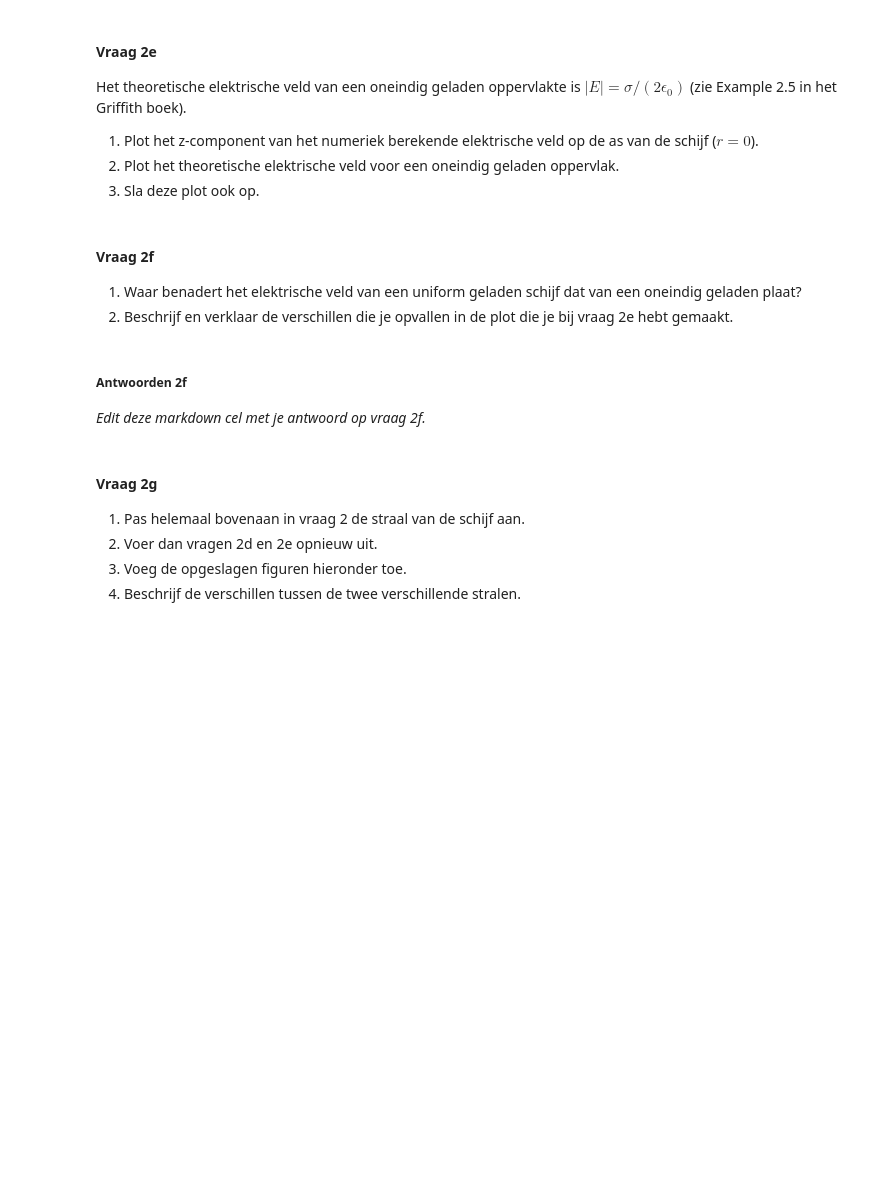
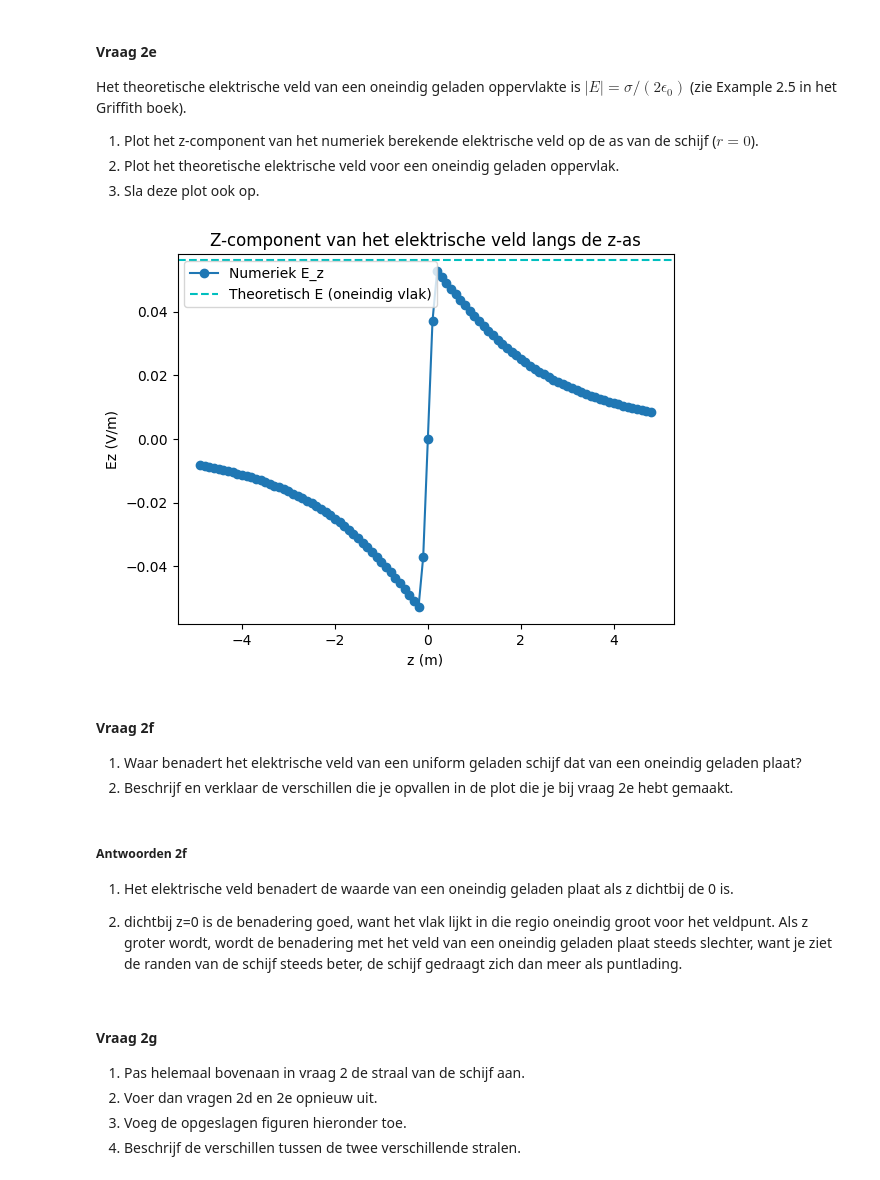
Before and after one commit to Caaldering/opdrachten-DEF-D_CA, a Jupyter notebook: DigitaleOntwerpopdrachten/1CondensatorOpdracht/CondensatorOntwerpopdracht.ipynb, the cells around one changed output. Saved outputs shown, nothing was run; the diff lists cells and outputs as text; code cells hidden in the pictures; blank space fills up the shorter version.

```diff
--- a/DigitaleOntwerpopdrachten/1CondensatorOpdracht/CondensatorOntwerpopdracht.ipynb
+++ b/DigitaleOntwerpopdrachten/1CondensatorOpdracht/CondensatorOntwerpopdracht.ipynb
@@ -245,9 +272,22 @@ Het theoretische elektrische veld van een oneindig geladen oppervlakte is $|E| =
 2. Plot het theoretische elektrische veld voor een oneindig geladen oppervlak.
 3. Sla deze plot ook op.
 # %%
-###
-###Hier jouw code###
-###
+# de index met r=0 is uit de r_for_E gehaald omdat daar geen afgeleide gedefineerd is. neem dus het eerste punt van r (dichtst bij de 0)
+idx_r_zero = 0
+E_z_as = Ez[:, idx_r_zero] #E_z voor r=0
+E_theorie = sigma / (2 * epsilon0) #theoretisch voor oneindig geladen opp
+
+plt.figure()
+plt.title("Z-component van het elektrische veld langs de z-as")
+plt.plot(z_for_E, E_z_as, "o-", label="Numeriek E_z")  # gebruik z_for_E
+plt.axhline(E_theorie, color="c", linestyle="--", label="Theoretisch E (oneindig vlak)")
+plt.xlabel("z (m)")
+plt.ylabel("Ez (V/m)")
+plt.legend()
+plt.savefig("figures/Ez_langs_z_as.png", dpi=300)
+plt.show()
+# %% [output]
+[figure, added]
 # %% [markdown]
 #### Vraag 2f
 1. Waar benadert het elektrische veld van een uniform geladen schijf dat van een oneindig geladen plaat?
@@ -255,7 +295,9 @@ Het theoretische elektrische veld van een oneindig geladen oppervlakte is $|E| =
 # %% [markdown]
 ##### Antwoorden 2f
 
-*Edit deze markdown cel met je antwoord op vraag 2f.*
+1. Het elektrische veld benadert de waarde van een oneindig geladen plaat als z dichtbij de 0 is.
+
+2. dichtbij z=0 is de benadering goed, want het vlak lijkt in die regio oneindig groot voor het veldpunt. Als z groter wordt, wordt de benadering met het veld van een oneindig geladen plaat steeds slechter, want je ziet de randen van de schijf steeds beter, de schijf gedraagt zich dan meer als puntlading.
 # %% [markdown]
 #### Vraag 2g
 
```
Also changed, not shown: parts of 5 cells of this notebook, 2 other files.
